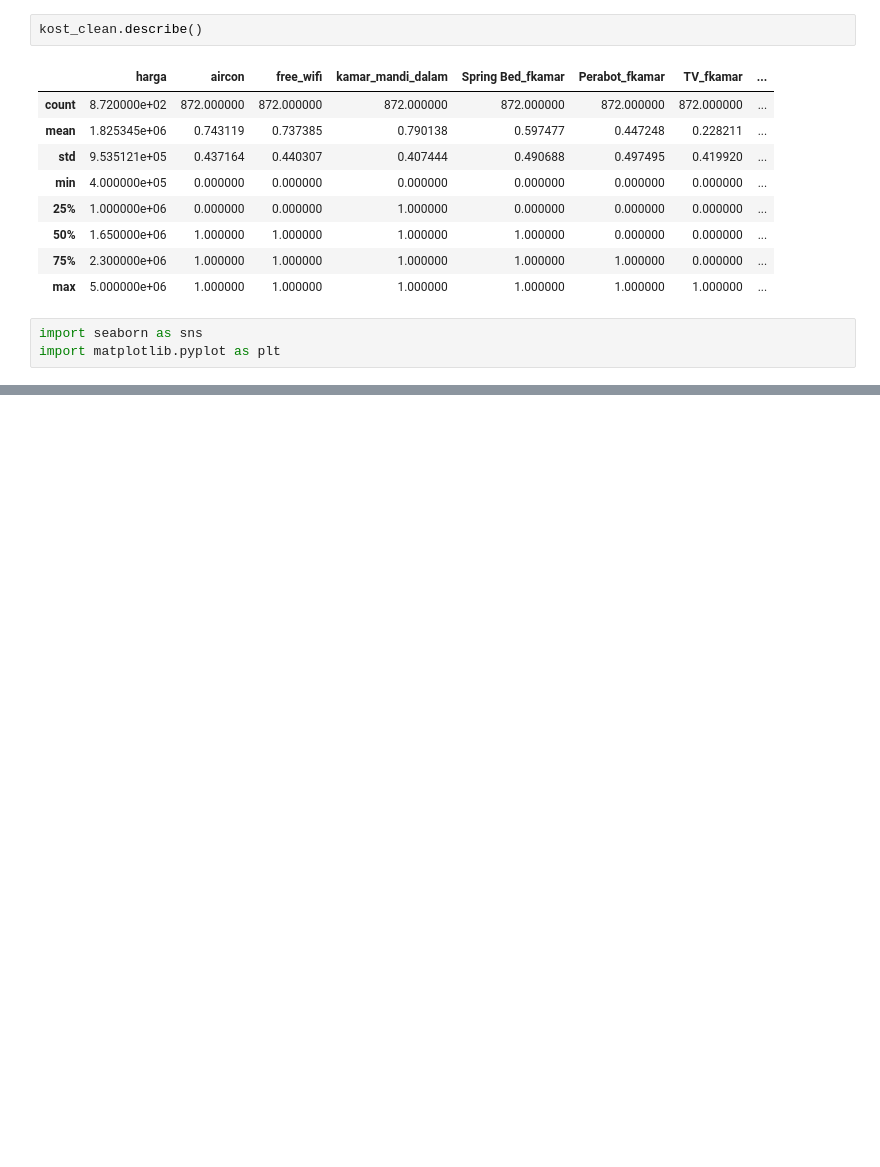
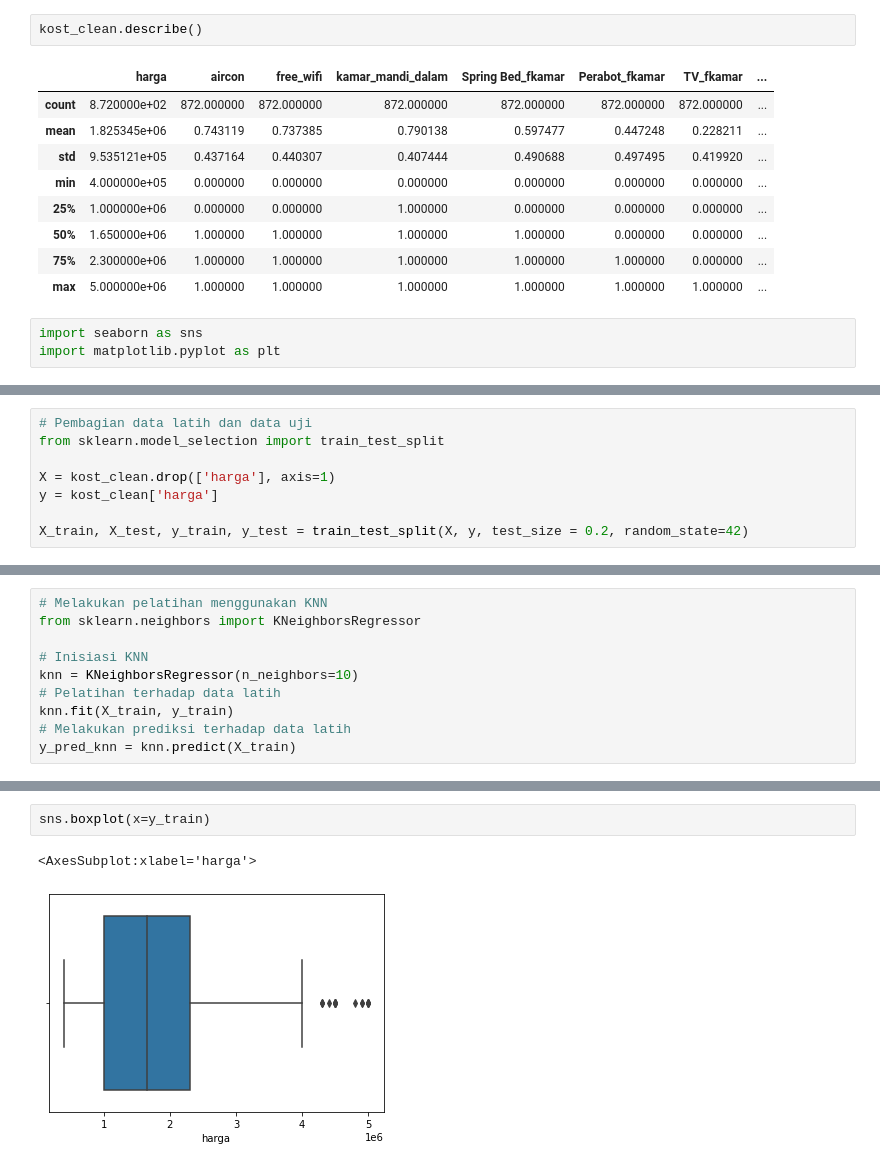
Before and after one commit to IrfanChairurrachman/regression-kost-pricing, a Jupyter notebook: pricing.ipynb, the cells around one changed output, grey strips where cells are left out. Cells and saved outputs as stored; diff of their text form; blank space fills up the shorter version.

```diff
--- a/pricing.ipynb
+++ b/pricing.ipynb
@@ -288,0 +346,8 @@ Text(0.5, 1.0, 'Correlation Matrix untuk Fitur Numerik ')
+# %%
+# Pembagian data latih dan data uji
+from sklearn.model_selection import train_test_split
+
+X = kost_clean.drop(['harga'], axis=1)
+y = kost_clean['harga']
+
+X_train, X_test, y_train, y_test = train_test_split(X, y, test_size = 0.2, random_state=42)
@@ -288,0 +368,10 @@ Text(0.5, 1.0, 'Correlation Matrix untuk Fitur Numerik ')
+# %%
+# Melakukan pelatihan menggunakan KNN
+from sklearn.neighbors import KNeighborsRegressor
+
+# Inisiasi KNN
+knn = KNeighborsRegressor(n_neighbors=10)
+# Pelatihan terhadap data latih
+knn.fit(X_train, y_train)
+# Melakukan prediksi terhadap data latih
+y_pred_knn = knn.predict(X_train)
@@ -288,0 +443,5 @@ Text(0.5, 1.0, 'Correlation Matrix untuk Fitur Numerik ')
+# %%
+sns.boxplot(x=y_train)
+# %% [output]
+<AxesSubplot:xlabel='harga'>
+[figure, added]
```
Also changed, not shown: parts of 18 cells of this notebook.
